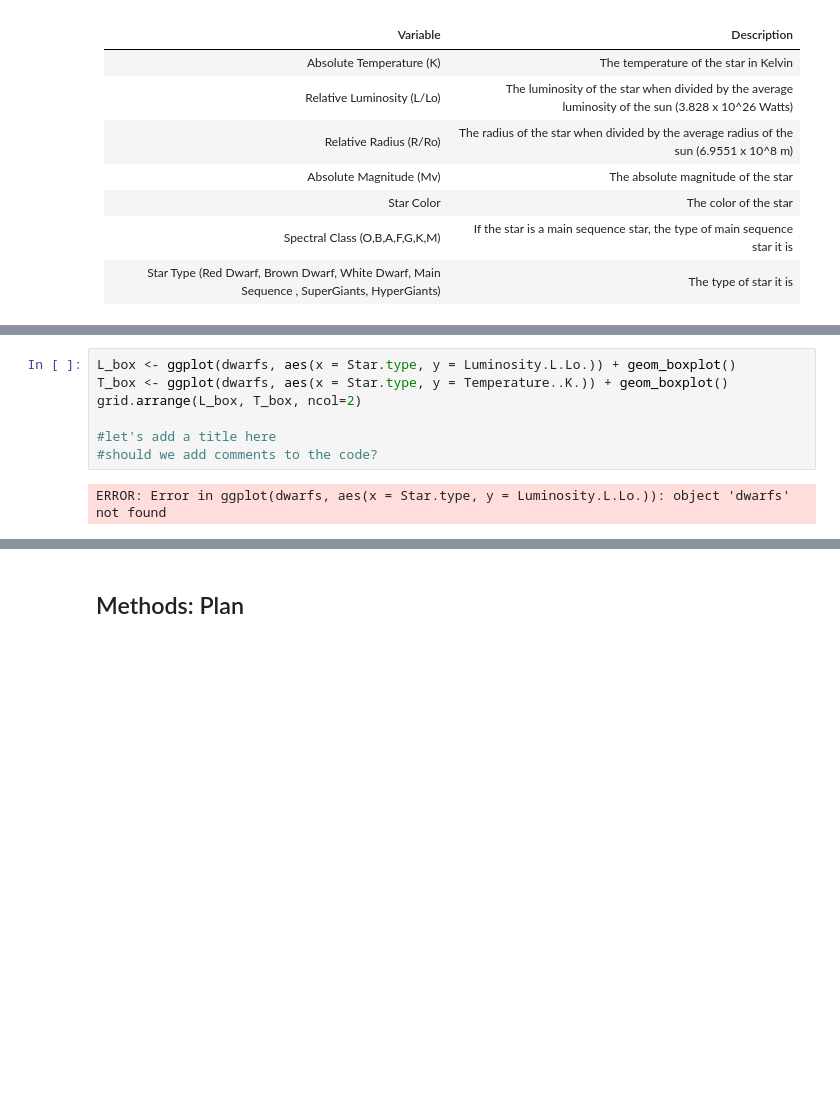
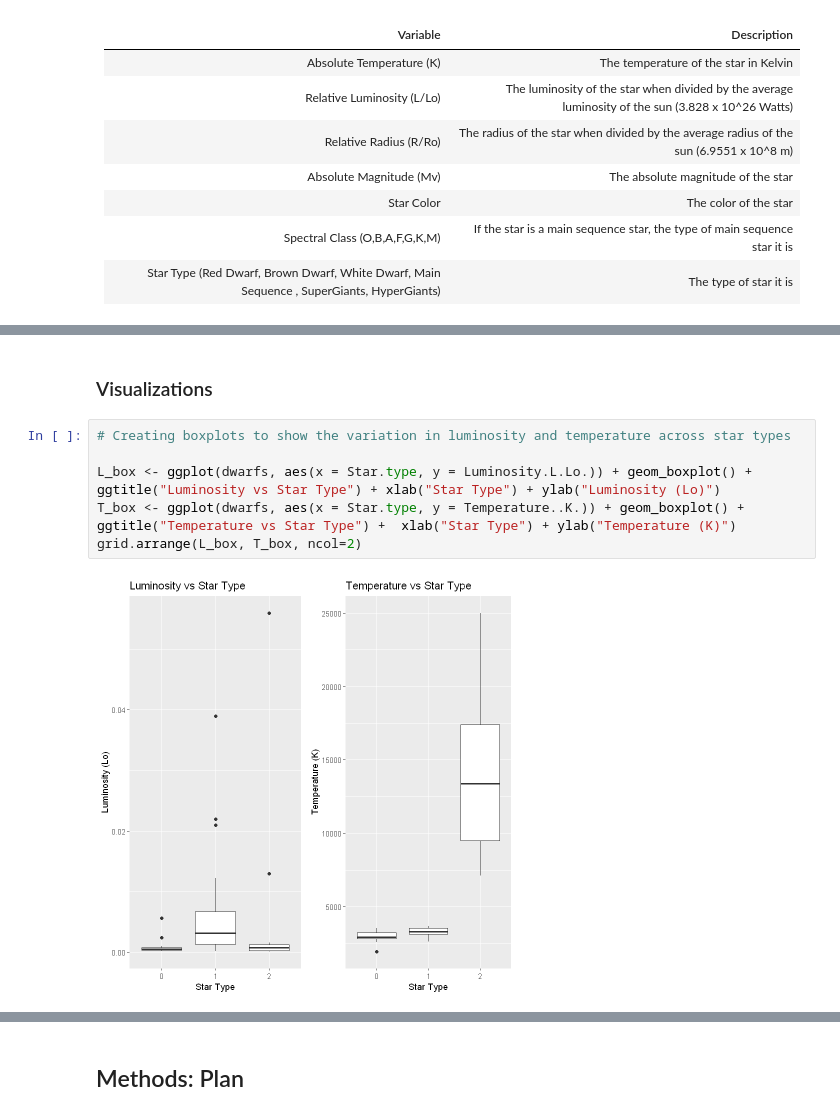
Before and after one commit to dliviya/STAT201-Dwarf_Star_Classification, a Jupyter notebook: analysisNew.ipynb, the cells around one changed output, grey strips where cells are left out. Cells and saved outputs as stored; diff of their text form; blank space fills up the shorter version.

Commit message:
Added code comments

```diff
--- a/analysisNew.ipynb
+++ b/analysisNew.ipynb
@@ -70,10 +46,11 @@ ERROR: Error in UseMethod("filter"): no applicable method for 'filter' applied t
+# %% [markdown]
+### Visualizations
 # %%
-L_box <- ggplot(dwarfs, aes(x = Star.type, y = Luminosity.L.Lo.)) + geom_boxplot()
-T_box <- ggplot(dwarfs, aes(x = Star.type, y = Temperature..K.)) + geom_boxplot()
+# Creating boxplots to show the variation in luminosity and temperature across star types
+
+L_box <- ggplot(dwarfs, aes(x = Star.type, y = Luminosity.L.Lo.)) + geom_boxplot() + ggtitle("Luminosity vs Star Type") + xlab("Star Type") + ylab("Luminosity (Lo)")
+T_box <- ggplot(dwarfs, aes(x = Star.type, y = Temperature..K.)) + geom_boxplot() +  ggtitle("Temperature vs Star Type") +  xlab("Star Type") + ylab("Temperature (K)")
 grid.arrange(L_box, T_box, ncol=2)
-
-#let's add a title here
-#should we add comments to the code?
 # %% [output]
-ERROR: Error in ggplot(dwarfs, aes(x = Star.type, y = Luminosity.L.Lo.)): object 'dwarfs' not found
+[figure, added]
 # %%
```
Also changed, not shown: parts of 23 cells of this notebook.
